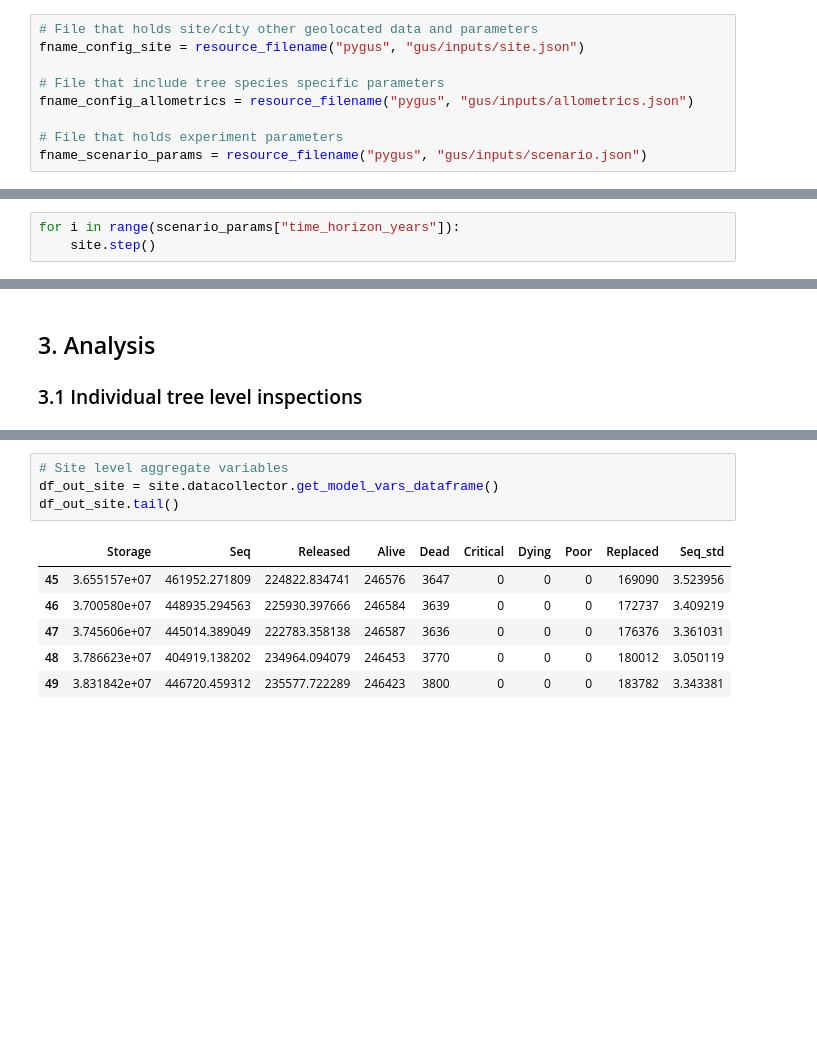
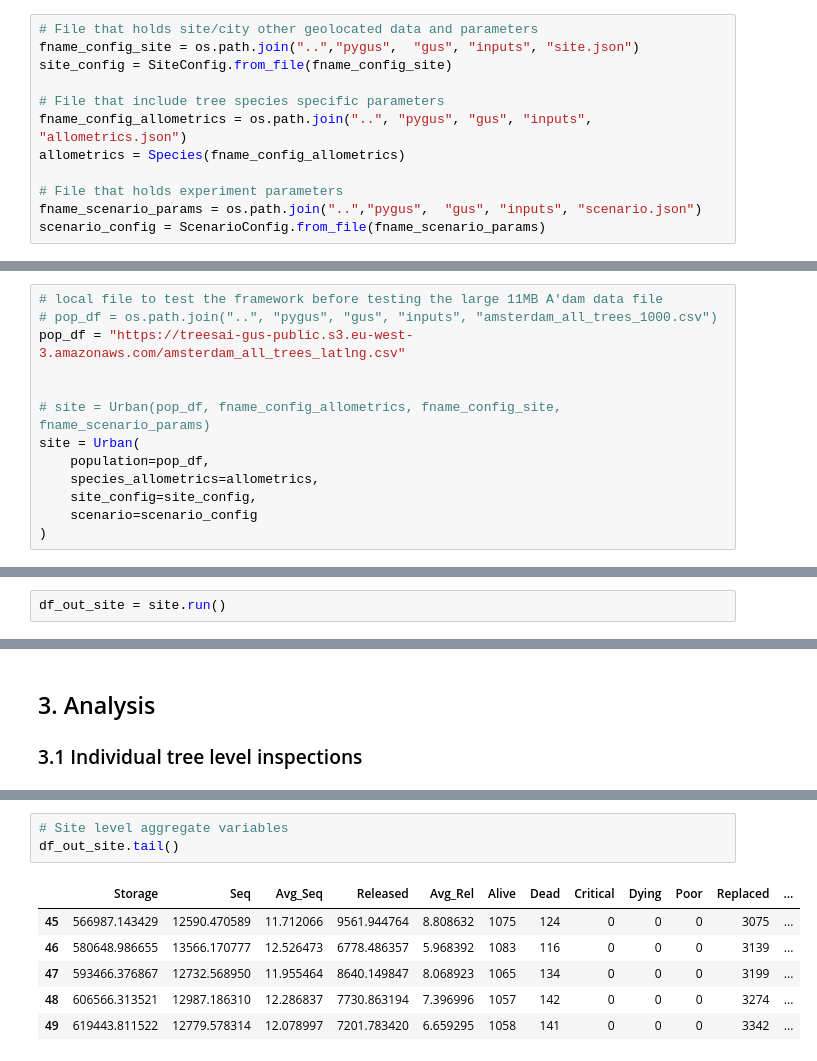
Before and after one commit to lucidmindsai/gus, a Jupyter notebook: notebooks/Amsterdam.ipynb, the cells around one changed output, grey strips where cells are left out. Drawn from its saved outputs; the diff is of its cells as text; blank space fills up the shorter version.

Commit message:
Many model changes from the last couple months

```diff
--- a/notebooks/Amsterdam.ipynb
+++ b/notebooks/Amsterdam.ipynb
@@ -42,10 +34,13 @@ from pygus.gus.utilities import (
 ### 1.1 Importing data on site, tree populations, experiment parameters
 # %%
 # File that holds site/city other geolocated data and parameters
-fname_config_site = resource_filename("pygus", "gus/inputs/site.json")
+fname_config_site = os.path.join("..","pygus",  "gus", "inputs", "site.json")
+site_config = SiteConfig.from_file(fname_config_site)
 
 # File that include tree species specific parameters
-fname_config_allometrics = resource_filename("pygus", "gus/inputs/allometrics.json")
+fname_config_allometrics = os.path.join("..", "pygus", "gus", "inputs", "allometrics.json")
+allometrics = Species(fname_config_allometrics)
 
 # File that holds experiment parameters
-fname_scenario_params = resource_filename("pygus", "gus/inputs/scenario.json")
+fname_scenario_params = os.path.join("..","pygus",  "gus", "inputs", "scenario.json")
+scenario_config = ScenarioConfig.from_file(fname_scenario_params)
@@ -214,3 +49,16 @@ site = Urban(df_pop, fname_config_allometrics, fname_config_site, scenario_param
+# %%
+# local file to test the framework before testing the large 11MB A'dam data file
+# pop_df = os.path.join("..", "pygus", "gus", "inputs", "amsterdam_all_trees_1000.csv")
+pop_df = "https://treesai-gus-public.s3.eu-west-3.amazonaws.com/amsterdam_all_trees_latlng.csv"
+
+
+# site = Urban(pop_df, fname_config_allometrics, fname_config_site, fname_scenario_params)
+site = Urban(
+    population=pop_df,
+    species_allometrics=allometrics,
+    site_config=site_config,
+    scenario=scenario_config
+)
 # %%
 initial_locations = get_raster_data(site, counts=True)
 initial_biomass = get_raster_data(site, var="biomass")
@@ -230,6 +78,5 @@ plt.show()
 # %% [markdown]
 
 ### 2. Running the scenario
-# %%
-for i in range(scenario_params["time_horizon_years"]):
-    site.step()
+# %%
+df_out_site = site.run()
@@ -291,14 +138,13 @@ plt.show()
 # %%
 # Site level aggregate variables
-df_out_site = site.datacollector.get_model_vars_dataframe()
 df_out_site.tail()
 # %% [output]
-|  | Storage | Seq | Released | Alive | Dead | Critical | Dying | Poor | Replaced | Seq_std |
-| 45 | 3.655157e+07 | 461952.271809 | 224822.834741 | 246576 | 3647 | 0 | 0 | 0 | 169090 | 3.523956 |
-| 46 | 3.700580e+07 | 448935.294563 | 225930.397666 | 246584 | 3639 | 0 | 0 | 0 | 172737 | 3.409219 |
-| 47 | 3.745606e+07 | 445014.389049 | 222783.358138 | 246587 | 3636 | 0 | 0 | 0 | 176376 | 3.361031 |
-| 48 | 3.786623e+07 | 404919.138202 | 234964.094079 | 246453 | 3770 | 0 | 0 | 0 | 180012 | 3.050119 |
-| 49 | 3.831842e+07 | 446720.459312 | 235577.722289 | 246423 | 3800 | 0 | 0 | 0 | 183782 | 3.343381 |
+|  | Storage | Seq | Avg_Seq | Released | Avg_Rel | Alive | Dead | Critical | Dying | Poor | Replaced | ... |
+| 45 | 566987.143429 | 12590.470589 | 11.712066 | 9561.944764 | 8.808632 | 1075 | 124 | 0 | 0 | 0 | 3075 | ... |
+| 46 | 580648.986655 | 13566.170777 | 12.526473 | 6778.486357 | 5.968392 | 1083 | 116 | 0 | 0 | 0 | 3139 | ... |
+| 47 | 593466.376867 | 12732.568950 | 11.955464 | 8640.149847 | 8.068923 | 1065 | 134 | 0 | 0 | 0 | 3199 | ... |
+| 48 | 606566.313521 | 12987.186310 | 12.286837 | 7730.863194 | 7.396996 | 1057 | 142 | 0 | 0 | 0 | 3274 | ... |
+| 49 | 619443.811522 | 12779.578314 | 12.078997 | 7201.783420 | 6.659295 | 1058 | 141 | 0 | 0 | 0 | 3342 | ... |
 # %%
 fig = plt.figure(figsize=(16, 8))
 df_out_site.Seq.plot()
```
Also changed, not shown: parts of 33 cells of this notebook, 21 other files.
